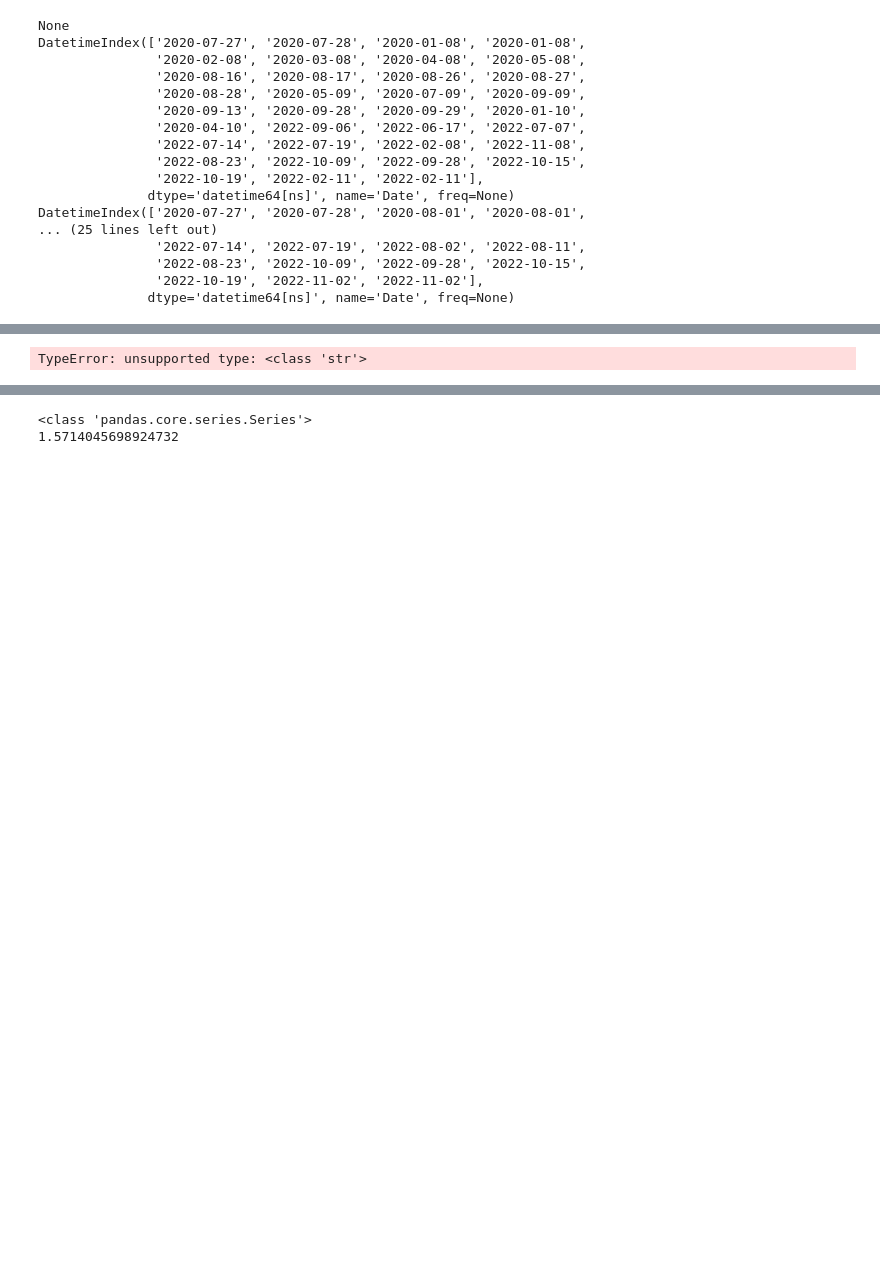
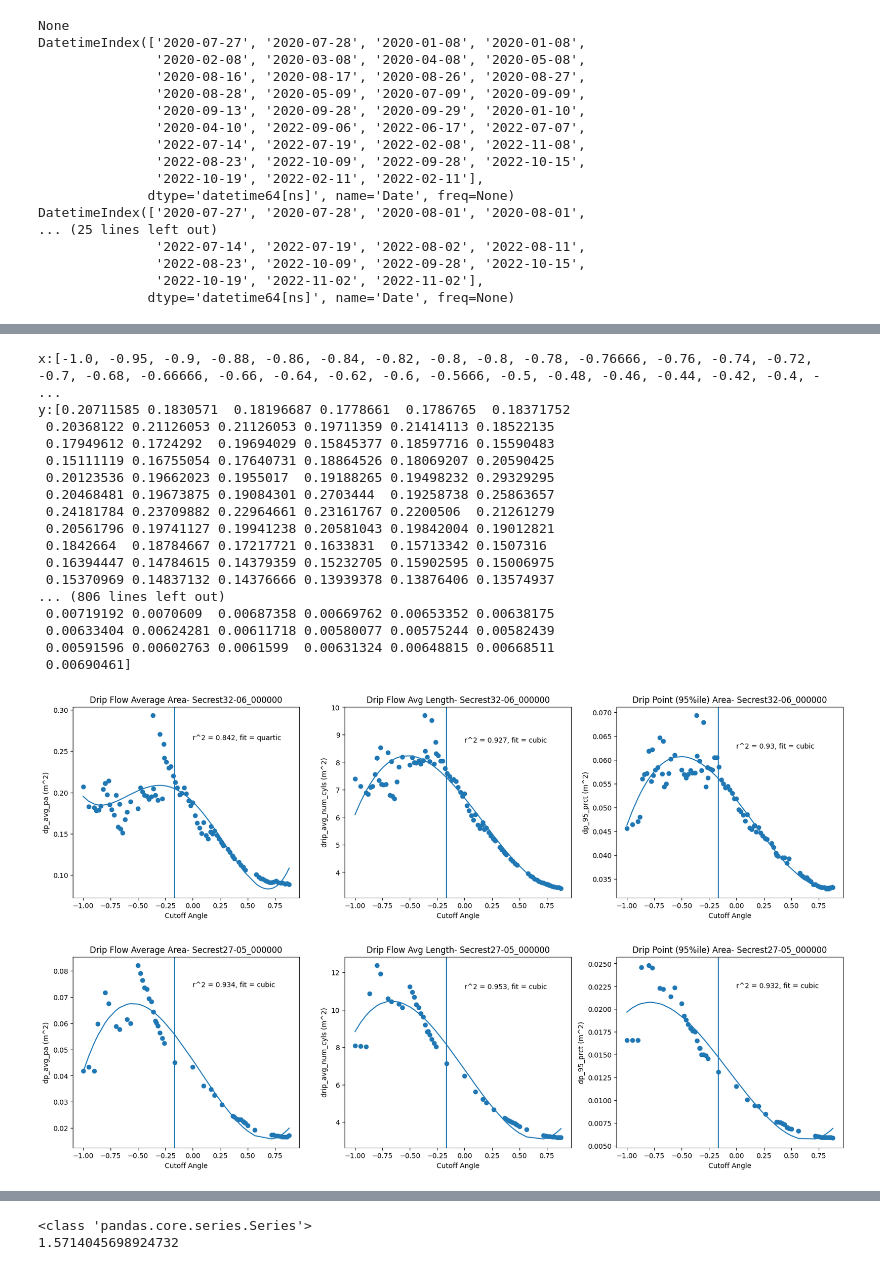
Before and after one commit to wischmcj/canopyHydrodynamics, a Jupyter notebook: scripts/sensitivity_analysis.ipynb, the cells around one changed output, grey strips where cells are left out. Cells and saved outputs as stored; diff of their text form; code cells hidden in the pictures; blank space fills up the shorter version.

```diff
--- a/scripts/sensitivity_analysis.ipynb
+++ b/scripts/sensitivity_analysis.ipynb
@@ -866,30 +781,28 @@ plot_correlation(fields)
-# %%
-# List of fields to calculate correlation with 'case_name'
-fields = ['vol_over_tps', 'vol_over_sps', 'vol_over_tsa', 'vol_over_ssa', 'vol_over_tha', 'vol_over_sha', 'vol_over_dbh', 'vol_over_oza', 'vol_over_ota']
-
-# Group the data by file name
-grouped = all_tree_stats.groupby('file_name')
-
-# Initialize an empty dictionary to store the correlation data
-correlation_data = {}
-
-# For each group (file name), calculate the correlation of 'case_name' with each field and store it in the dictionary
-for name, group in grouped:
-    for field in fields:
-        correlation_data[name] = group['case_name'].corr(field)
-
-# Convert the dictionary to a pandas dataframe
-correlation_df = pd.DataFrame(correlation_data)
-
-# Transpose the dataframe to have filenames as rows and fields as columns
-correlation_df = correlation_df.transpose()
-
-# Display the dataframe
-print(correlation_df)
-
-# Calculate and display summary statistics
-summary_stats = correlation_df.describe()
-print(summary_stats)
-# vol_over_tps, vol_over_sps, vol_over_tsa, vol_over_ssa, vol_over_tha, vol_over_sha, vol_over_dbh, vol_over_oza, vol_over_ota
-# %% [output]
-TypeError: unsupported type: <class 'str'>
+# %%
+# Drip point stats
+drip_stats[0].keys()
+fields =  [
+           ('dp_avg_pa','Drip Point Average Area'),
+           ('drip_avg_num_cyls','Drip Flow Avg Length'),
+            ('dp_95_prct',f'Drip Point (95%ile) Area' )]
+plot_correlation(w_flow_stats,fields)
+# %% [output]
+x:[-1.0, -0.95, -0.9, -0.88, -0.86, -0.84, -0.82, -0.8, -0.8, -0.78, -0.76666, -0.76, -0.74, -0.72, -0.7, -0.68, -0.66666, -0.66, -0.64, -0.62, -0.6, -0.5666, -0.5, -0.48, -0.46, -0.44, -0.42, -0.4, - ...
+y:[0.20711585 0.1830571  0.18196687 0.1778661  0.1786765  0.18371752
+ 0.20368122 0.21126053 0.21126053 0.19711359 0.21414113 0.18522135
+ 0.17949612 0.1724292  0.19694029 0.15845377 0.18597716 0.15590483
+ 0.15111119 0.16755054 0.17640731 0.18864526 0.18069207 0.20590425
+ 0.20123536 0.19662023 0.1955017  0.19188265 0.19498232 0.29329295
+ 0.20468481 0.19673875 0.19084301 0.2703444  0.19258738 0.25863657
+ 0.24181784 0.23709882 0.22964661 0.23161767 0.2200506  0.21261279
+ 0.20561796 0.19741127 0.19941238 0.20581043 0.19842004 0.19012821
+ 0.1842664  0.18784667 0.17217721 0.1633831  0.15713342 0.1507316
+ 0.16394447 0.14784615 0.14379359 0.15232705 0.15902595 0.15006975
+ 0.15370969 0.14837132 0.14376666 0.13939378 0.13876406 0.13574937
+... (806 lines left out)
+ 0.00719192 0.0070609  0.00687358 0.00669762 0.00653352 0.00638175
+ 0.00633404 0.00624281 0.00611718 0.00580077 0.00575244 0.00582439
+ 0.00591596 0.00602763 0.0061599  0.00631324 0.00648815 0.00668511
+ 0.00690461]
+[figure, added]
+[figure, added]
```
Also changed, not shown: parts of 24 cells of this notebook, 2 other files.
